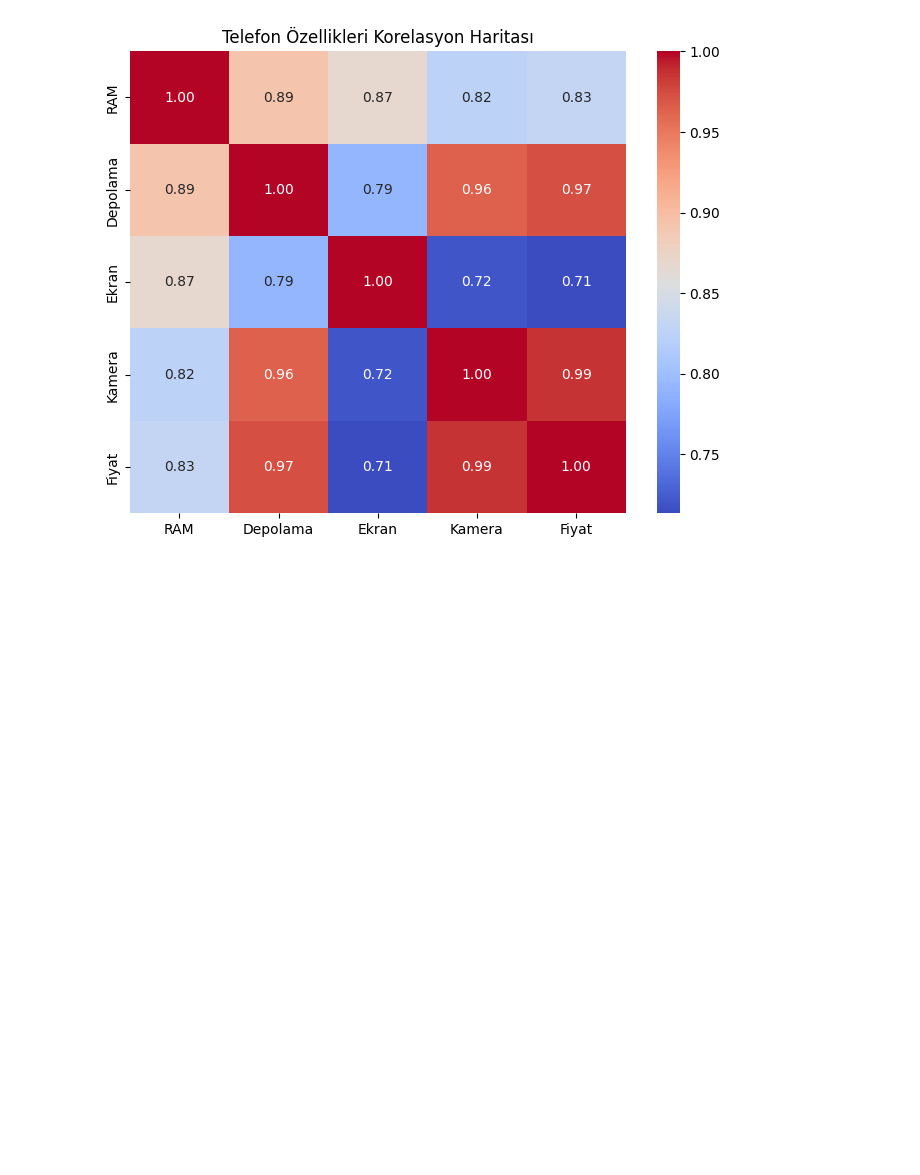
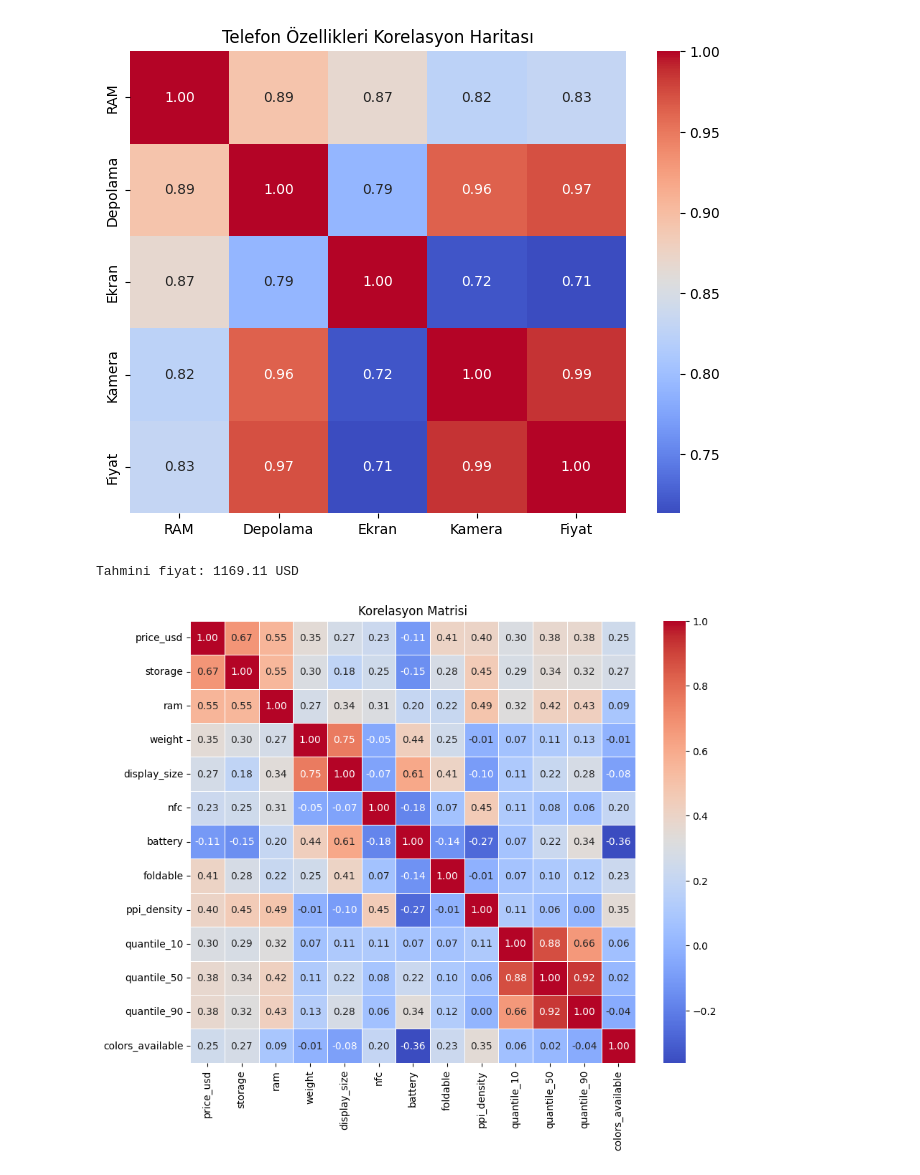
Before and after one commit to doganenes/AIBazaar, a Jupyter notebook: AI/utils/arima.ipynb, the cells around one changed output. Drawn from its saved outputs; the diff is of its cells as text; code cells hidden in the pictures; blank space fills up the shorter version.

```diff
--- a/AI/utils/arima.ipynb
+++ b/AI/utils/arima.ipynb
@@ -195,3 +195,42 @@ plt.show()
 # %% [output]
 Tahmini fiyat: 7125.00 TL
 [figure]
+# %%
+from sklearn.neighbors import KNeighborsRegressor
+import pandas as pd
+import seaborn as sns
+import matplotlib.pyplot as plt
+
+# Veriyi oku
+df = pd.read_csv(r"csv/phones.csv")
+
+# Özellik ve hedef değişken
+X = df[["ram", "storage", "display_size", "weight"]]
+y = df["price_usd"]
+
+# Modeli oluştur ve eğit
+model = KNeighborsRegressor(n_neighbors=4)
+model.fit(X, y)
+
+# Yeni telefon verisi için tahmin
+yeni_telefon = pd.DataFrame(
+    [{"ram": 700, "storage": 1024, "display_size": 6.2, "weight": 199.0}]
+)
+
+tahmin = model.predict(yeni_telefon)
+print(f"Tahmini fiyat: {tahmin[0]:.2f} USD")
+
+
+numeric_df = df.select_dtypes(include=[float, int])
+
+# Korelasyon matrisini hesapla
+correlation_matrix = numeric_df.corr()
+plt.figure(figsize=(10, 8))  # Boyutları ayarlayabilirsin
+sns.heatmap(correlation_matrix, annot=True, cmap="coolwarm", fmt=".2f", linewidths=0.5)
+
+# Başlık ve göster
+plt.title("Korelasyon Matrisi")
+plt.show()
+# %% [output]
+Tahmini fiyat: 1169.11 USD
+[figure, added]
```
Also changed, not shown: parts of 1 cell of this notebook, 1 other file.
